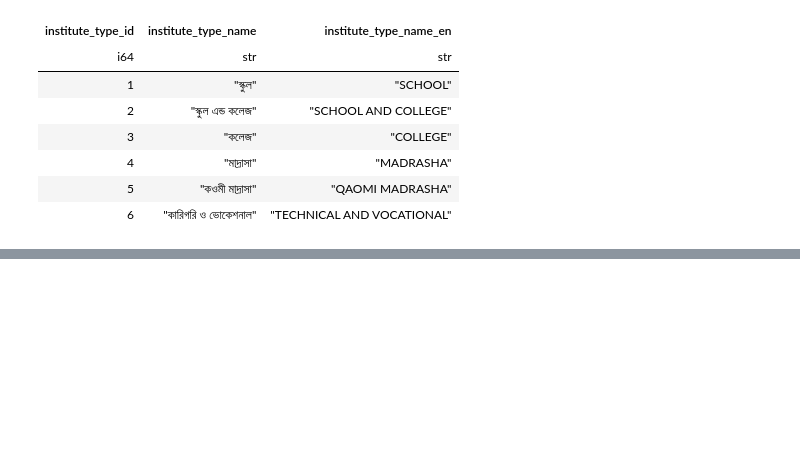
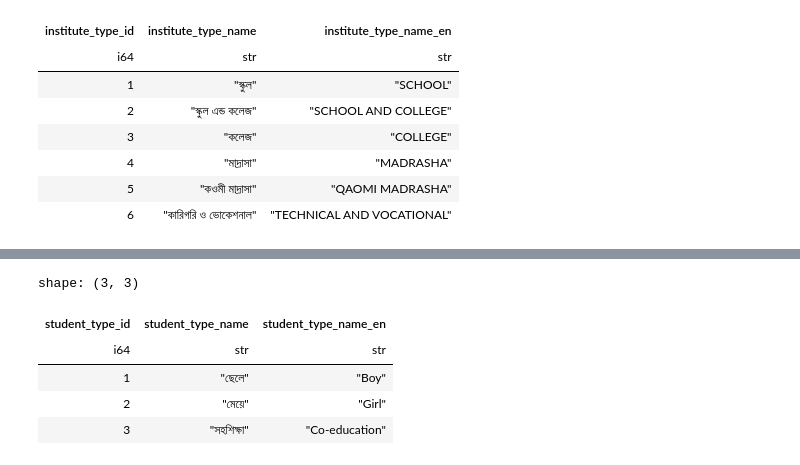
Before and after one commit to monjurmorshed793/sedp-reports, a Jupyter notebook: src/sedp_reports/polars-practice.ipynb, the cells around one changed output, grey strips where cells are left out. Drawn from its saved outputs; the diff is of its cells as text; code cells hidden in the pictures; blank space fills up the shorter version.

```diff
--- a/src/sedp_reports/polars-practice.ipynb
+++ b/src/sedp_reports/polars-practice.ipynb
@@ -155,0 +213,9 @@ shape: (6, 3)
+# %%
+student_type.head()
+# %% [output]
+shape: (3, 3)
+| student_type_id | student_type_name | student_type_name_en |
+| i64 | str | str |
+| 1 | "ছেলে" | "Boy" |
+| 2 | "মেয়ে" | "Girl" |
+| 3 | "সহশিক্ষা" | "Co-education" |
```
Also changed, not shown: parts of 8 cells of this notebook.
